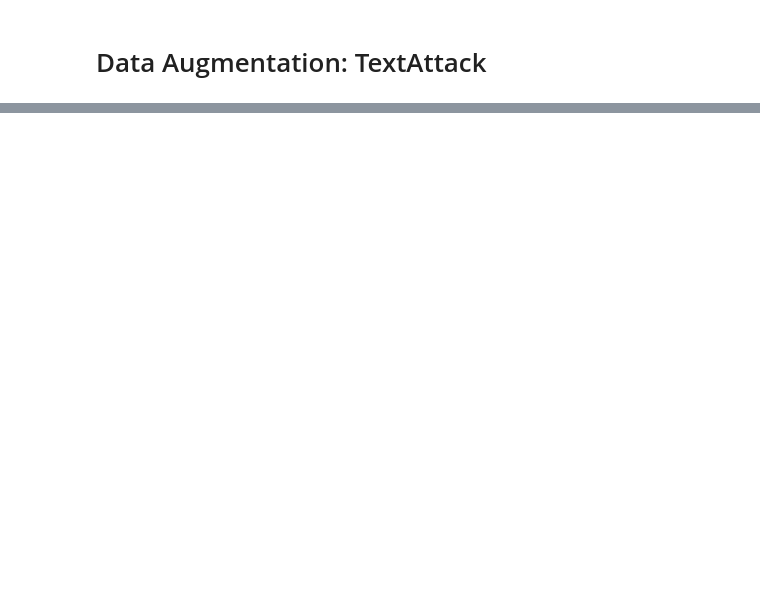
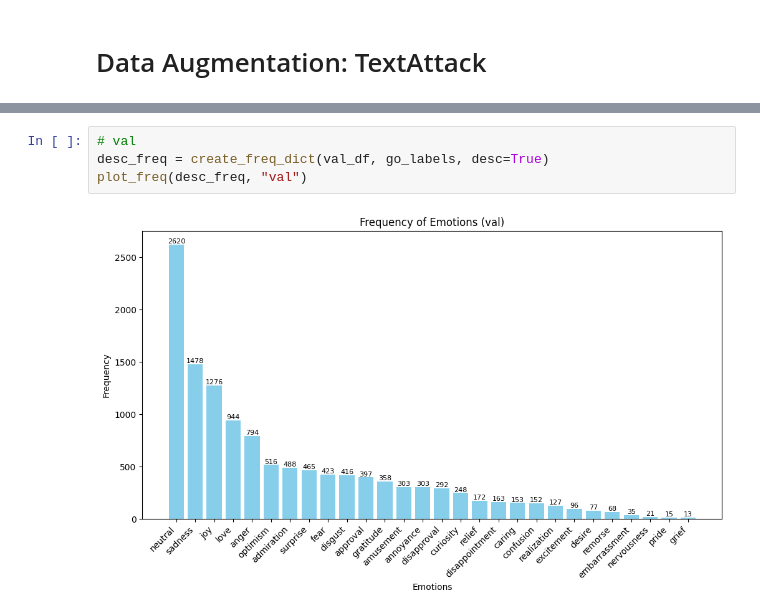
Before and after one commit to skcode0/saai, a Jupyter notebook: data_processing.ipynb, the cells around one changed output, grey strips where cells are left out. Cells and saved outputs as stored; diff of their text form; blank space fills up the shorter version.

```diff
--- a/data_processing.ipynb
+++ b/data_processing.ipynb
@@ -1156,0 +1226,6 @@ Notes:
+# %%
+# val
+desc_freq = create_freq_dict(val_df, go_labels, desc=True)
+plot_freq(desc_freq, "val")
+# %% [output]
+[figure, added]
```
Also changed, not shown: parts of 29 cells of this notebook.
